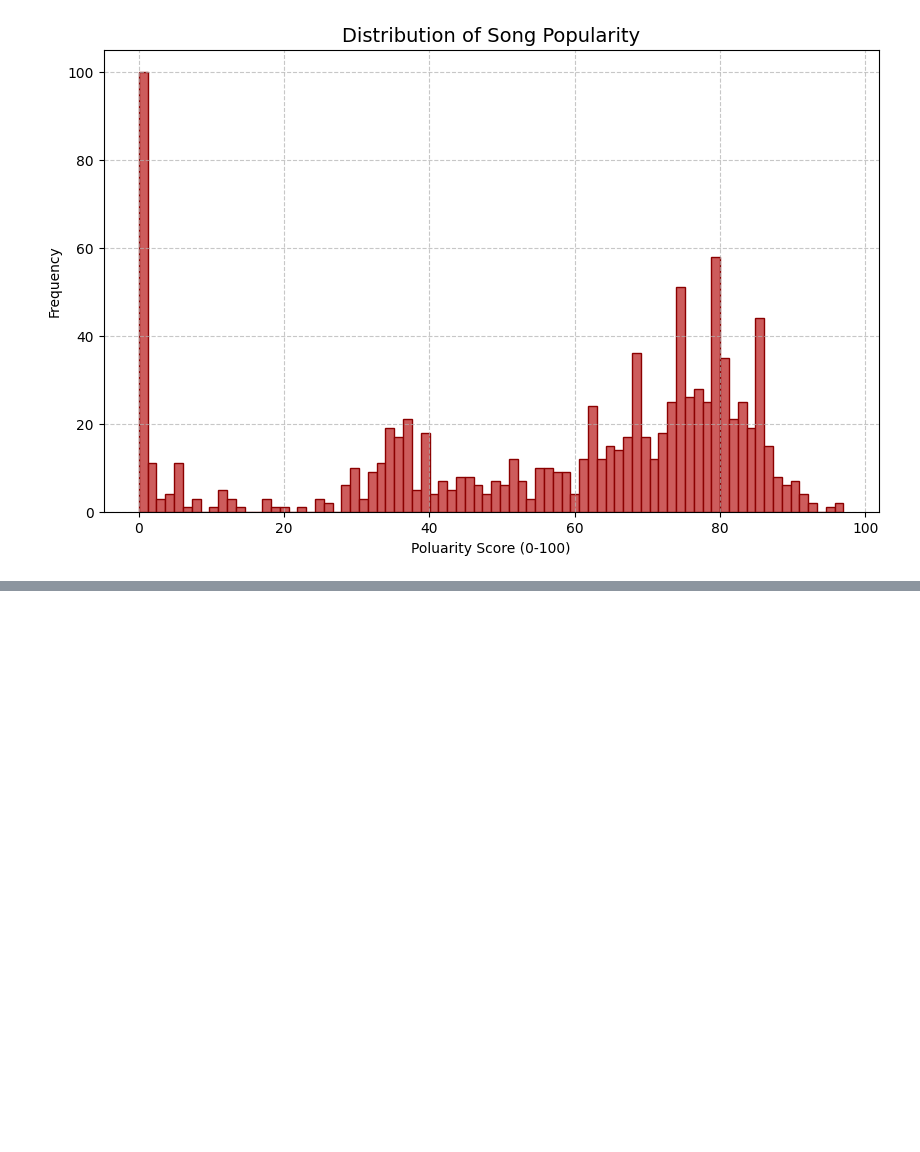
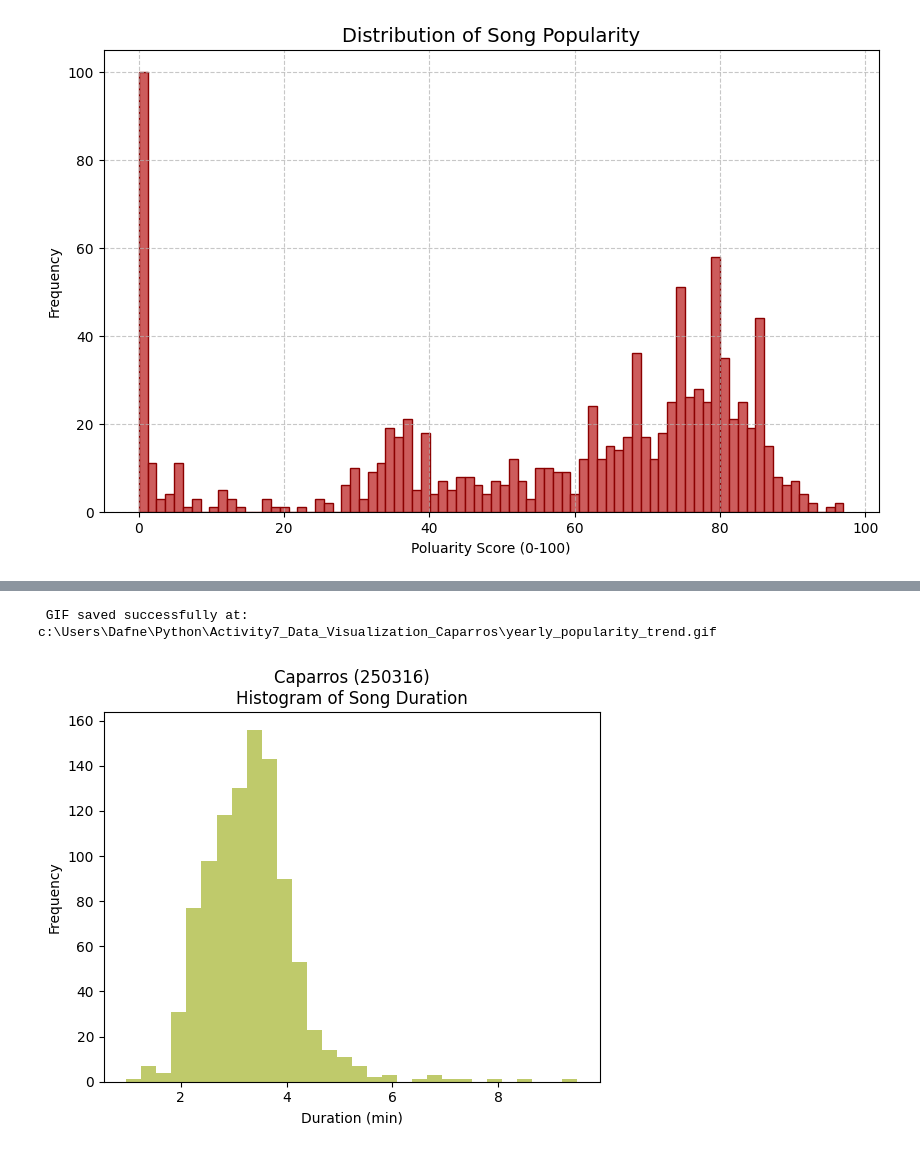
Before and after one commit to CaparrosDafneLealou/Activity7_Data_Visualization_Caparros, a Jupyter notebook: Activity7.ipynb, the cells around one changed output, grey strips where cells are left out. Cells and saved outputs as stored; diff of their text form; code cells hidden in the pictures; blank space fills up the shorter version.

Commit message:
Completed Activity 7

```diff
--- a/Activity7.ipynb
+++ b/Activity7.ipynb
@@ -115,0 +189,74 @@ ModuleNotFoundError: No module named 'seaborn'
+# %%
+import os
+import pandas as pd
+import matplotlib.pyplot as plt
+from matplotlib.animation import FuncAnimation, PillowWriter
+import webbrowser
+
+#---- Step 1:  Load Dataset ---
+cvs_files = r"C:\Users\Dafne\Python\Activity7_Data_Visualization_Caparros\spotify_top_1000_tracks.csv"
+df = pd.read_csv(cvs_files)
+
+#--- Step 2: Data Preparation ---
+df['release_date'] = pd.to_datetime(df['release_date'], errors='coerce')
+df['year'] =df['release_date'].dt.year
+df = df.dropna(subset=['year'])
+
+#Compute average popularity per year
+yearly_popularity = df.groupby('year')["popularity"].mean().reset_index()
+yearly_popularity = yearly_popularity.sort_values('year')
+
+# --- Step 3: Initialize the Figure ---
+fig, ax = plt.subplots(figsize=(10, 6))
+ax.set_xlim(yearly_popularity['year'].min(), yearly_popularity['year'].max())
+ax.set_ylim(0, yearly_popularity['popularity'].max() * 1.1)
+line, = ax.plot([], [], color='royalblue', linewidth=2.5, label='Average Popularity')
+
+ax.set_title("Evolution of Track Popularity Over Time", fontsize=14, color='navy')
+ax.set_xlabel("Year of Release", fontsize=12)
+ax.set_ylabel("Average Popularity", fontsize=12)
+ax.legend(loc="upper left")
+plt.tight_layout()
+
+# --- Step 4: Define Animation Function ---
+def animate(i):
+   x = yearly_popularity['year'][:i]
+   y = yearly_popularity['popularity'][:i]
+   line.set_data(x, y)
+   return line,
+
+# --- Step 5: Create and Save Animation ---
+ani = FuncAnimation(fig, animate, frames=len(yearly_popularity), interval=100, repeat=False)
+
+# Automatically Save the GIF
+gif_path = os.path.abspath("yearly_popularity_trend.gif")
+ani.save(gif_path, writer=PillowWriter(fps=10))
+print(f" GIF saved successfully at: {gif_path}")
+
+# --- Step 6: Open the Saved GIF ---
+webbrowser.open(f"file://{gif_path}") # Opens the saved GIF automatically
+plt.close(fig)
+# %% [output]
+ GIF saved successfully at: c:\Users\Dafne\Python\Activity7_Data_Visualization_Caparros\yearly_popularity_trend.gif
+# %%
+#Number 0
+import pandas as pd
+import matplotlib.pyplot as plt
+import seaborn as sns
+
+student_name = "Caparros"
+student_id = "250316" # Replace with your actual ID
+id_num = int(student_id[-3:])
+color1 = f"#{(id_num * 7) % 256:02x}{(id_num * 3) % 256:02x}{(id_num * 5)
+% 256:02x}"
+color2 = f"#{(id_num * 2) % 256:02x}{(id_num * 9) % 256:02x}{(id_num * 4)
+% 256:02x}"
+# %%
+#Number 1
+df['duration_min'].plot(kind='hist', bins=30, color=color1, alpha=0.7)
+plt.title(f"{student_name} ({student_id})\nHistogram of Song Duration")
+plt.xlabel('Duration (min)')
+plt.ylabel('Frequency')
+plt.show()
+# %% [output]
+[figure, added]
```
Also changed, not shown: parts of 26 cells of this notebook.
